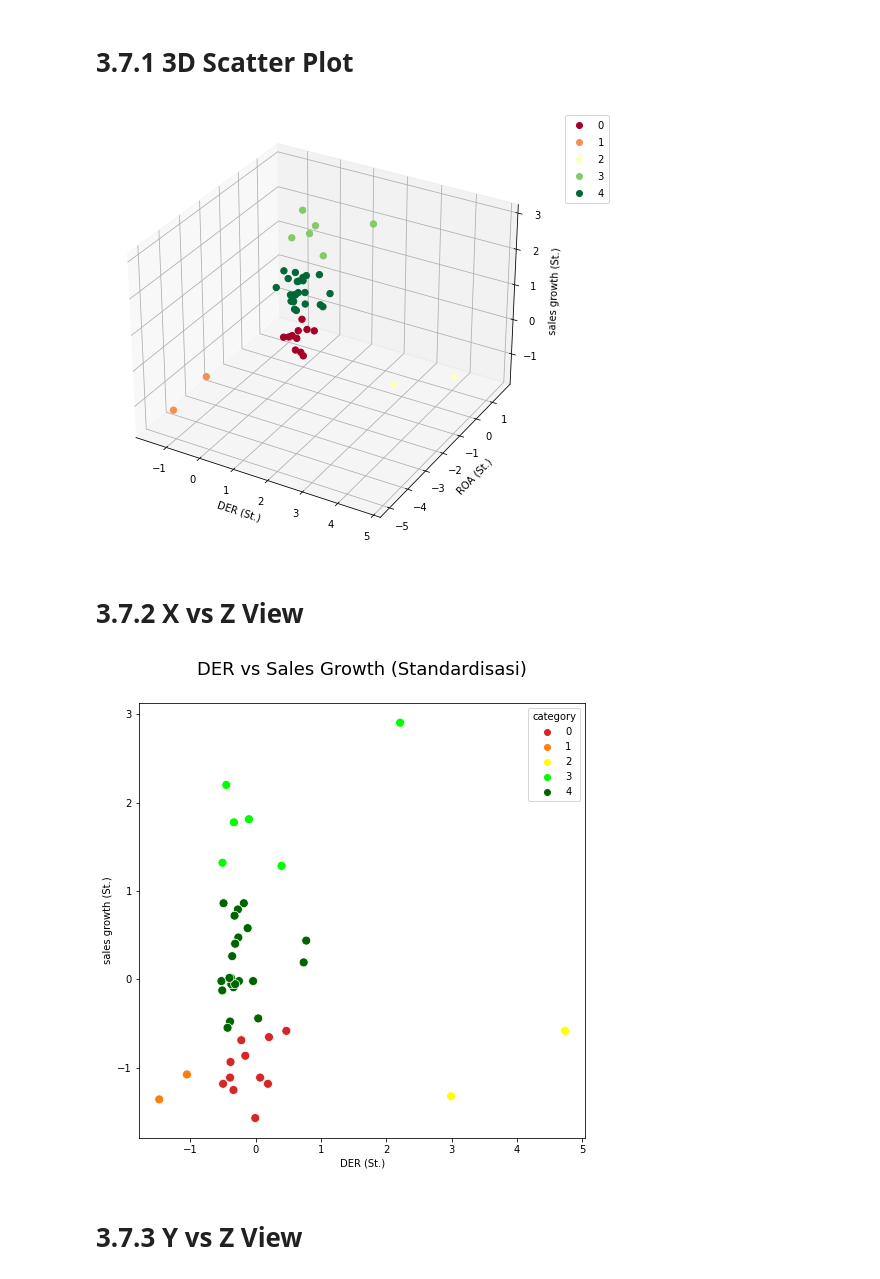
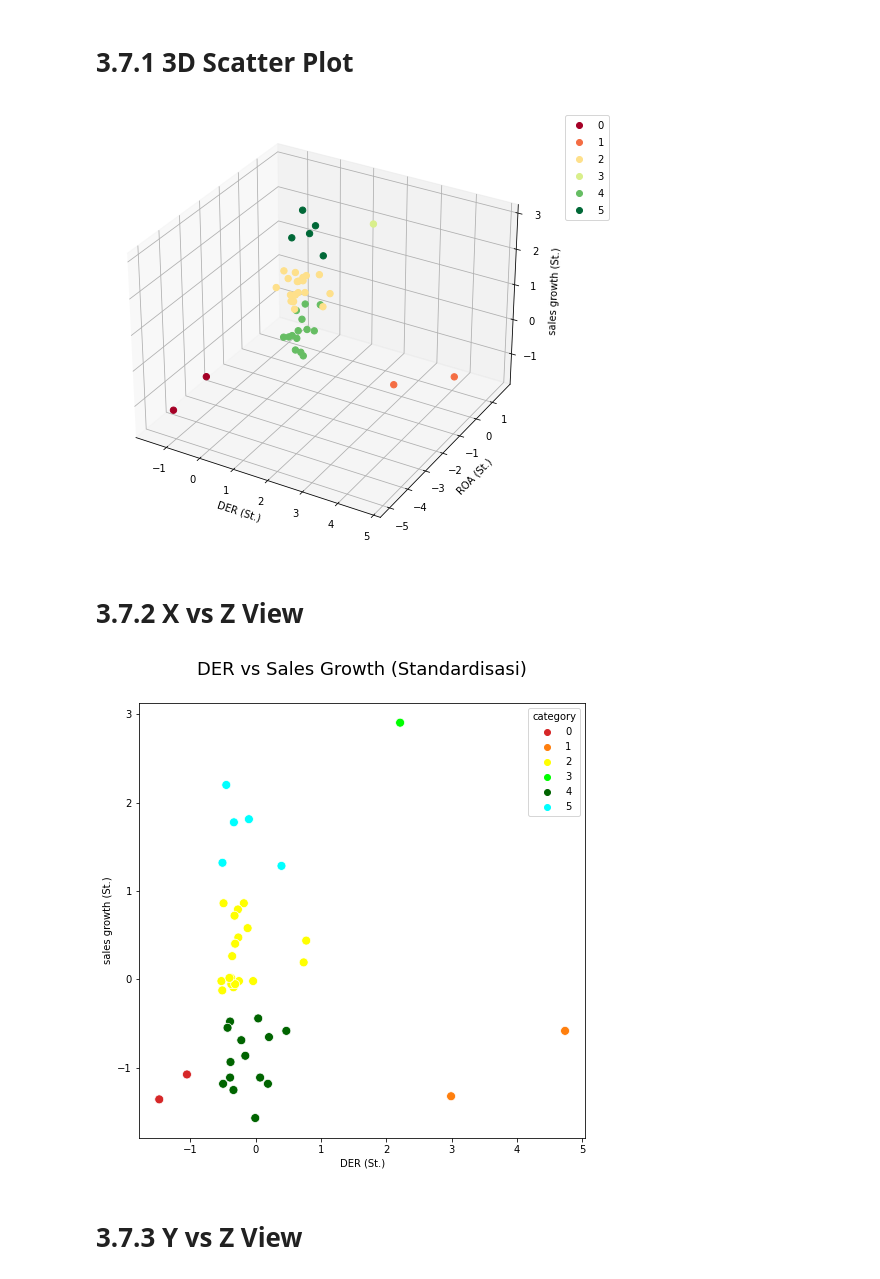
Before and after one commit to Hajarhanifah/big-data, a Jupyter notebook: clustering-sektor-industri-hajar-hanifah.ipynb, the cells around one changed output. Cells and saved outputs as stored; diff of their text form; code cells hidden in the pictures.

Commit message:
Kaggle Notebook | Clustering Sektor Industri - Hajar Hanifah | Version 5

```diff
--- a/clustering-sektor-industri-hajar-hanifah.ipynb
+++ b/clustering-sektor-industri-hajar-hanifah.ipynb
@@ -295,5 +296,5 @@ Ternyata clustering paling optimal di 6 cluster (n_cluster = 6)
 # %%
 from sklearn.cluster import KMeans
-kmeans = KMeans(n_clusters=5, init='k-means++', max_iter=300, n_init=10, random_state=0)
+kmeans = KMeans(n_clusters=6, init='k-means++', max_iter=300, n_init=12, random_state=0)
 kmeans.fit(new_dataframe.values)
 # %% [output]
@@ -326,7 +328,8 @@ new_dataframe.loc[new_dataframe['fit'] == 1, 'category'] = 4
 new_dataframe.loc[new_dataframe['fit'] == 2, 'category'] = 1
 new_dataframe.loc[new_dataframe['fit'] == 3, 'category'] = 0
 new_dataframe.loc[new_dataframe['fit'] == 4, 'category'] = 3
+new_dataframe.loc[new_dataframe['fit'] == 5, 'category'] = 5
 new_dataframe['category'] = new_dataframe['category'].astype(int)
-new_dataframe.head(5)
+new_dataframe.head(6)
 # %% [output]
 |  | category | sales growth | DER | ROA | target | fit |
@@ -377,24 +381,25 @@ plt.legend(*sc.legend_elements(), bbox_to_anchor=(1.05, 1), loc=2)
 
 plt.show()
 # %% [output]
-[figure, old version]
+[figure, new version]
 # %% [markdown]
 # 3.7.2 X vs Z View
 # %%
 # color palette as dictionary
 palette = {0:"tab:red",
            1:"tab:orange",
            2:"yellow",
            3:"lime",
-           4:"darkgreen"}
+           4:"darkgreen",
+          5:"cyan"}
 
 sns.scatterplot(x='DER (St.)', y='sales growth (St.)',
                 hue='category', data=new_dataframe, s=80,
                 palette=palette)
 plt.title("DER vs Sales Growth (Standardisasi)", fontsize=18, y=1.05)
 plt.show()
 # %% [output]
-[figure, old version]
+[figure, new version]
 # %% [markdown]
 # 3.7.3 Y vs Z View
 # %%
```
Also changed, not shown: parts of 21 cells of this notebook.
